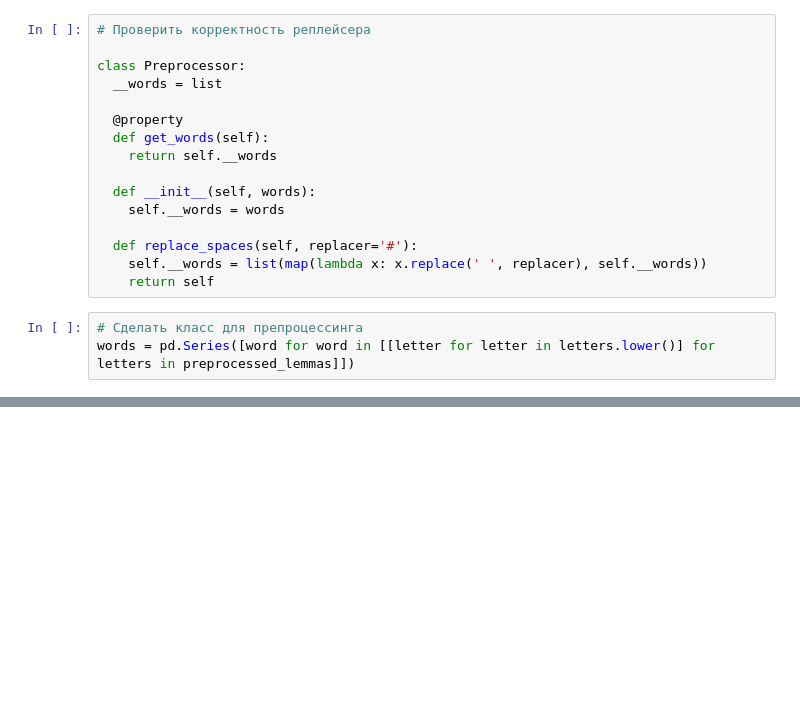
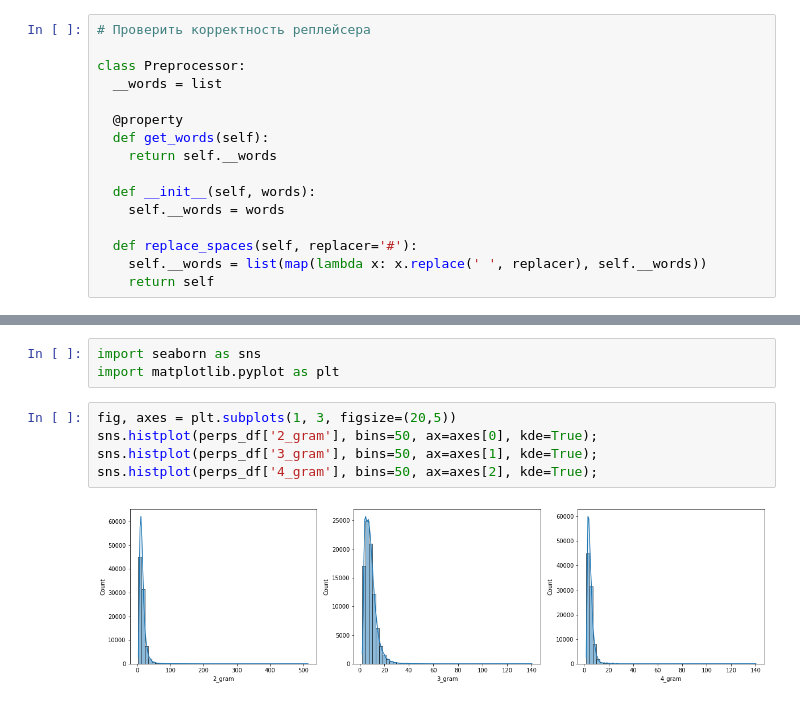
Before and after one commit to Knzaytsev/BorrowingsProject, a Jupyter notebook: Borowings.ipynb, the cells around one changed output, grey strips where cells are left out. Cells and saved outputs as stored; diff of their text form; blank space fills up the shorter version.

```diff
--- a/Borowings.ipynb
+++ b/Borowings.ipynb
@@ -339,6 +431,3 @@ class Preprocessor:
   def replace_spaces(self, replacer='#'):
     self.__words = list(map(lambda x: x.replace(' ', replacer), self.__words))
     return self
-# %%
-# Сделать класс для препроцессинга
-words = pd.Series([word for word in [[letter for letter in letters.lower()] for letters in preprocessed_lemmas]])
@@ -401,0 +632,10 @@ perps_df
+# %%
+import seaborn as sns
+import matplotlib.pyplot as plt
+# %%
+fig, axes = plt.subplots(1, 3, figsize=(20,5))
+sns.histplot(perps_df['2_gram'], bins=50, ax=axes[0], kde=True);
+sns.histplot(perps_df['3_gram'], bins=50, ax=axes[1], kde=True);
+sns.histplot(perps_df['4_gram'], bins=50, ax=axes[2], kde=True);
+# %% [output]
+[figure, added]
```
Also changed, not shown: parts of 39 cells of this notebook.
